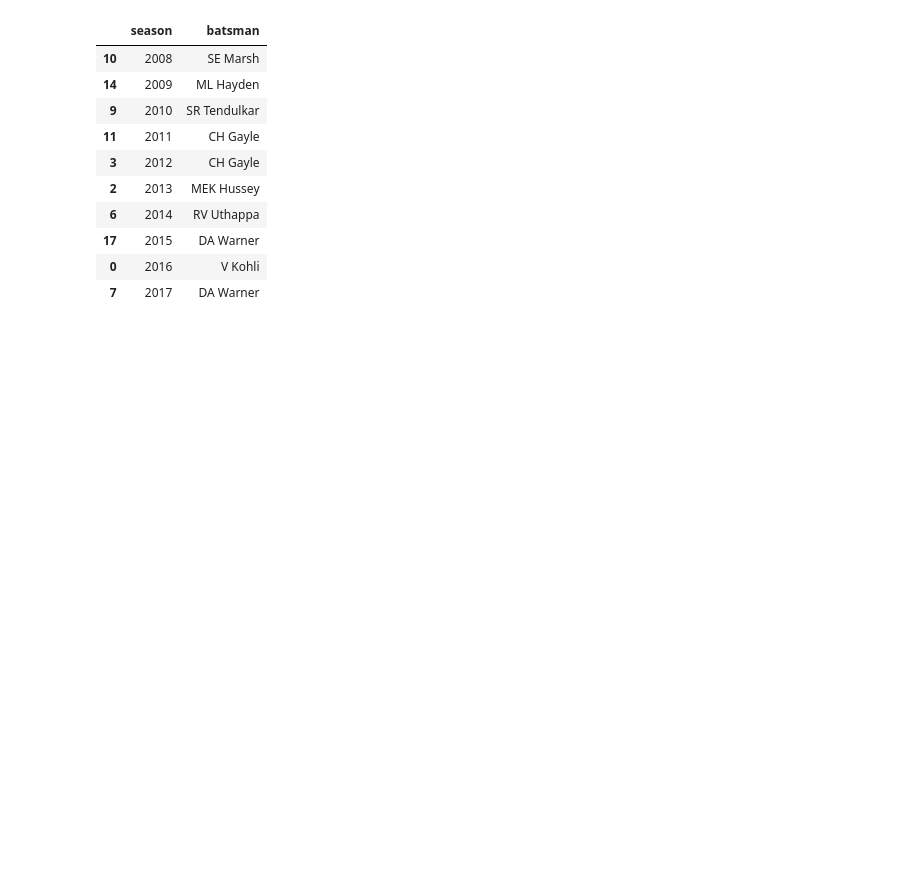
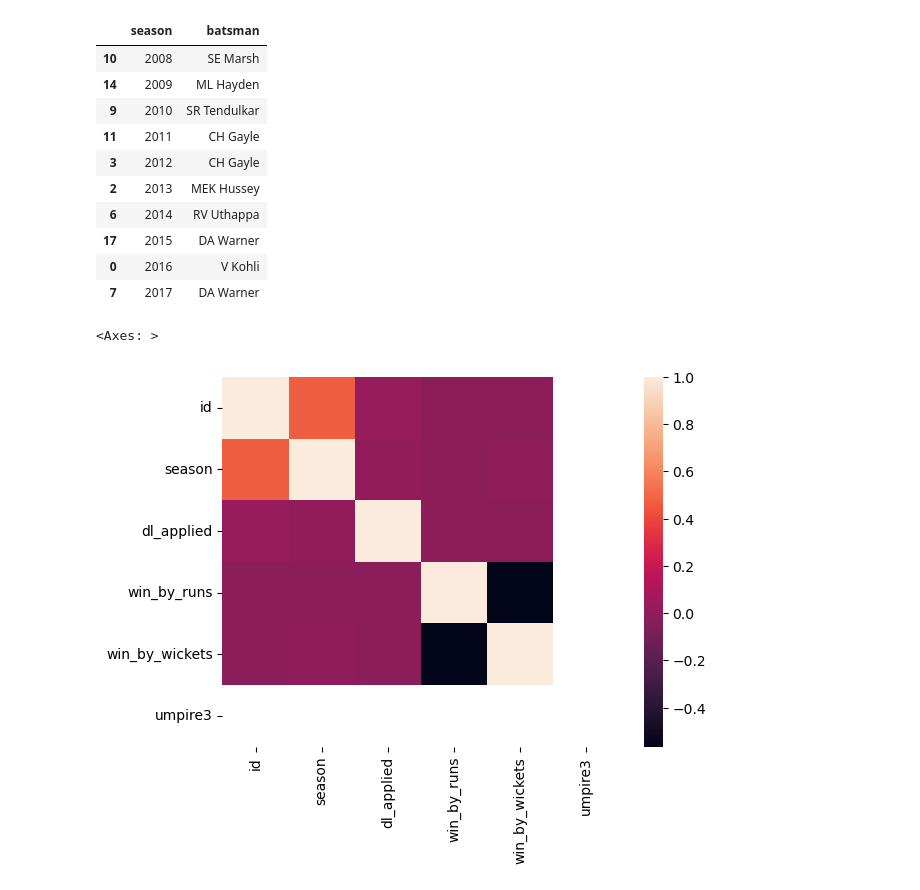
Before and after one commit to visyuvi/PreReqForDataScience, a Jupyter notebook: pandas/IPL anlysis.ipynb, the cells around one changed output. Drawn from its saved outputs; the diff is of its cells as text; code cells hidden in the pictures; blank space fills up the shorter version.

Commit message:
pandas corr and rename functions

```diff
--- a/pandas/IPL anlysis.ipynb
+++ b/pandas/IPL anlysis.ipynb
@@ -597,0 +600,2 @@ newdata[['season','batsman']]
+# %%
+pt=df.corr()
@@ -597,0 +604,5 @@ newdata[['season','batsman']]
+# %%
+sns.heatmap(pt)
+# %% [output]
+<Axes: >
+[figure, added]
```
Also changed, not shown: parts of 4 cells of this notebook.
